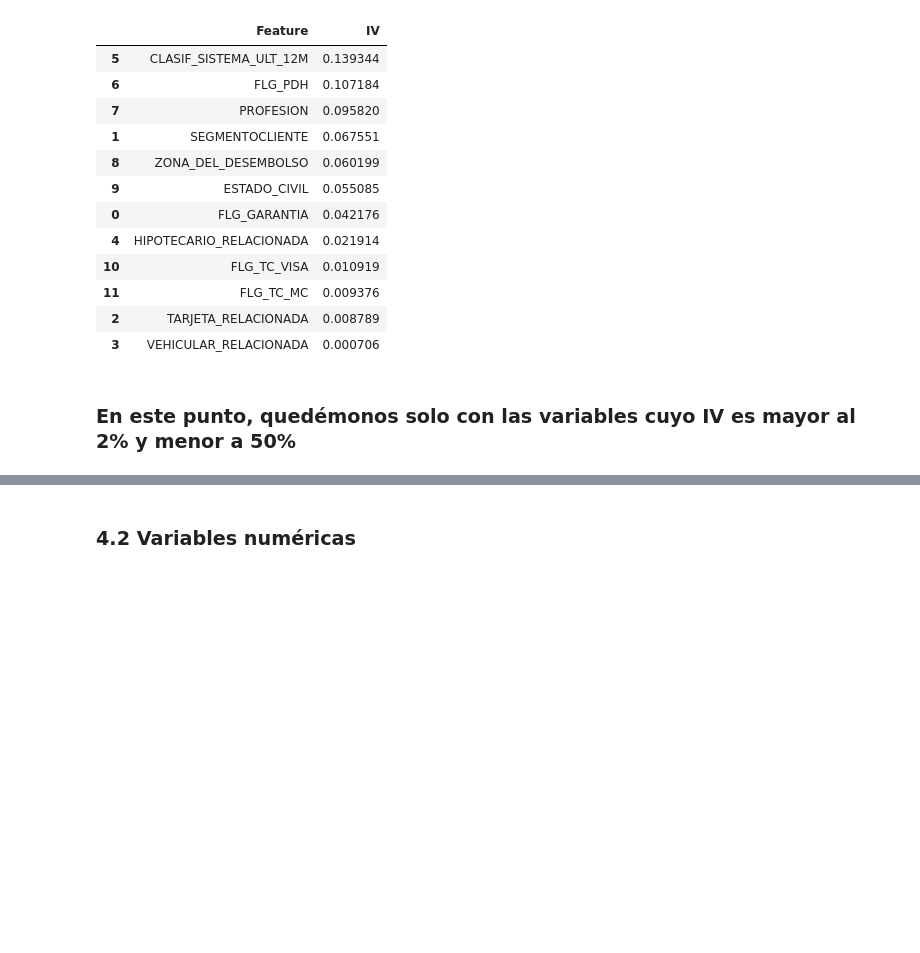
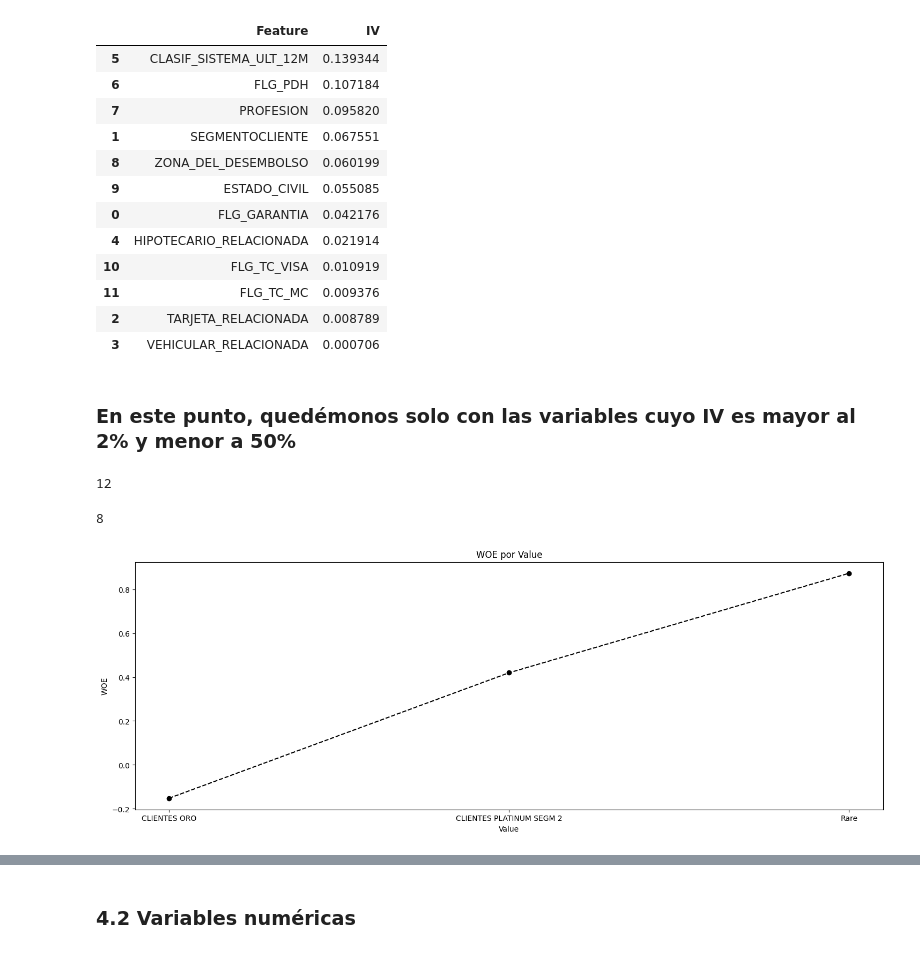
Before and after one commit to jpantojaj/Backtesting_Stresstesting, a Jupyter notebook: Sesión_2_4_Construccion_Credit_Scoring.ipynb, the cells around one changed output, grey strips where cells are left out. Cells and saved outputs as stored; diff of their text form; code cells hidden in the pictures; blank space fills up the shorter version.

```diff
--- a/Sesión_2_4_Construccion_Credit_Scoring.ipynb
+++ b/Sesión_2_4_Construccion_Credit_Scoring.ipynb
@@ -564,7 +579,7 @@ pipe_3 = Pipeline(
         ),
         (
             "rare_encoder",
-            RareLabelEncoder(tol=0.01,n_categories=5,variables=["PROFESION","SEGMENTOCLIENTE",])
+            RareLabelEncoder(tol=0.001,n_categories=5,variables=["PROFESION","SEGMENTOCLIENTE",])
         ),
     ]
 )
@@ -912,5 +933,18 @@ getFeatureIV_Importance(tot_train_t,cat_cols,"FLG_DEFAULT_12M")
 | 3 | VEHICULAR_RELACIONADA | 0.000706 |
 # %% [markdown]
 ### En este punto, quedémonos solo con las variables cuyo IV es mayor al 2% y menor a 50%
+# %%
+len(cat_cols)
+# %% [output]
+12
 # %%
 cat_cols_2=['SEGMENTOCLIENTE','CLASIF_SISTEMA_ULT_12M','FLG_PDH','PROFESION','ZONA_DEL_DESEMBOLSO','ESTADO_CIVIL','FLG_GARANTIA','HIPOTECARIO_RELACIONADA']
+# %%
+len(cat_cols_2)
+# %% [output]
+8
+# %%
+IV_v1, ReporteWoe_v1=calculate_woe_iv(tot_train_t, 'SEGMENTOCLIENTE', 'FLG_DEFAULT_12M')
+plot_by_woe(ReporteWoe_v1)
+# %% [output]
+[figure, added]
```
Also changed, not shown: parts of 340 cells of this notebook.
